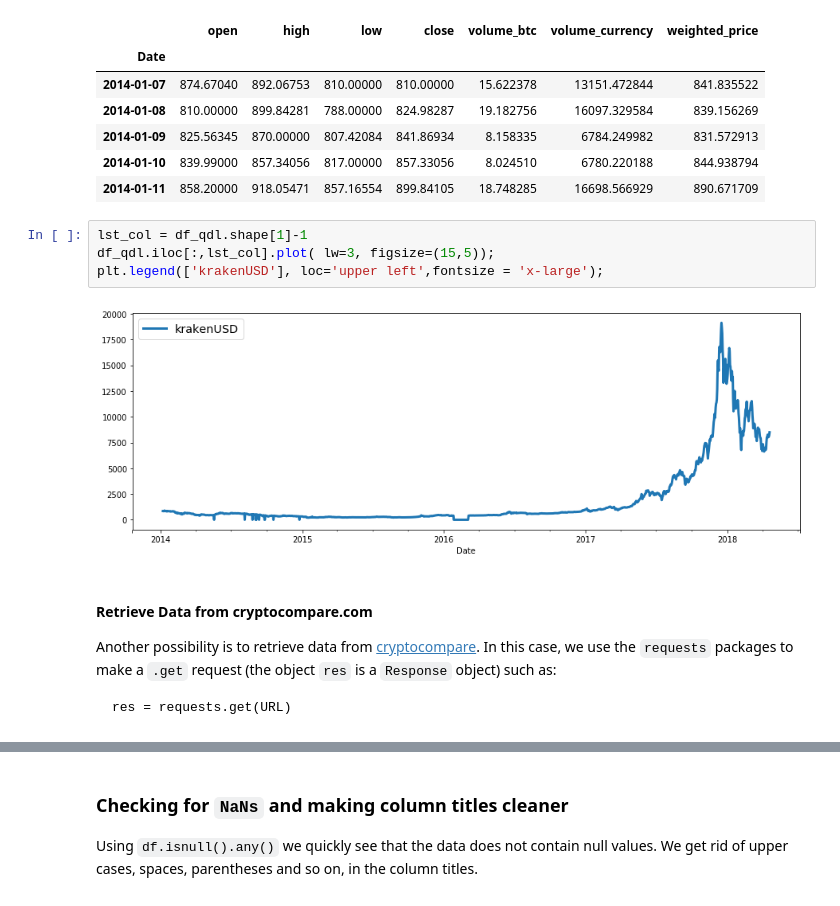
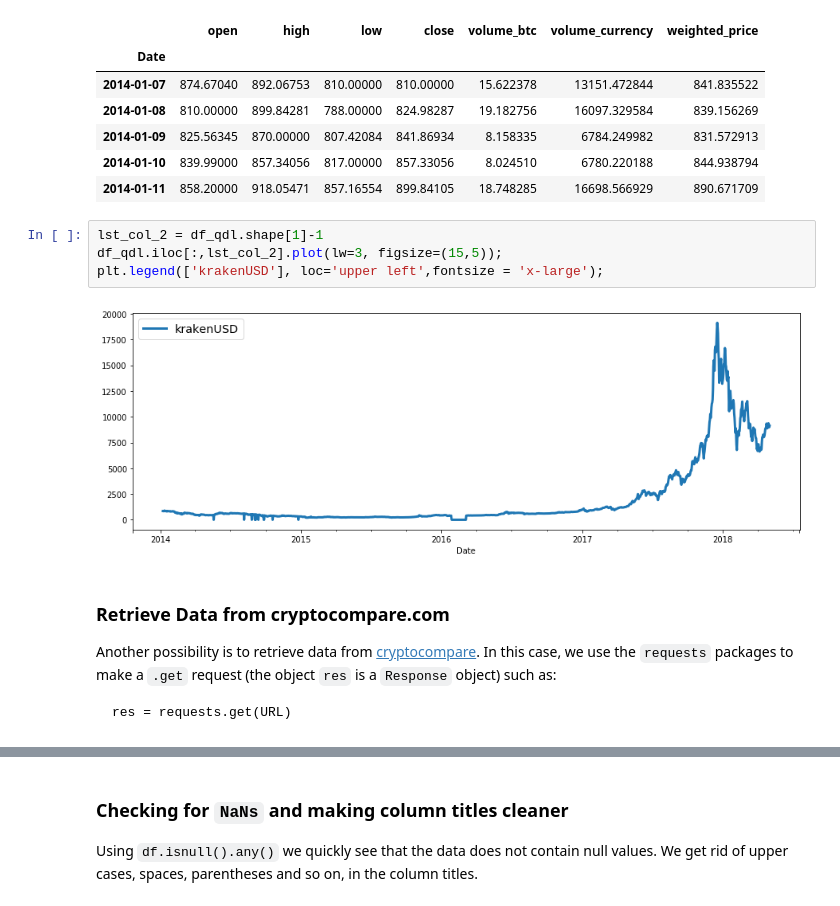
Before and after one commit to marcotav/deep-learning, a Jupyter notebook: bitcoin/notebooks/deep-learning-bitcoins-new.ipynb, the cells around one changed output, grey strips where cells are left out. Cells and saved outputs as stored; diff of their text form.

```diff
--- a/bitcoin/notebooks/deep-learning-bitcoins-new.ipynb
+++ b/bitcoin/notebooks/deep-learning-bitcoins-new.ipynb
@@ -88,13 +91,13 @@ Loaded BCHARTS/KRAKENUSD from cache
 | 2014-01-10 | 839.99000 | 857.34056 | 817.00000 | 857.33056 | 8.024510 | 6780.220188 | 844.938794 |
 | 2014-01-11 | 858.20000 | 918.05471 | 857.16554 | 899.84105 | 18.748285 | 16698.566929 | 890.671709 |
 # %%
-lst_col = df_qdl.shape[1]-1
-df_qdl.iloc[:,lst_col].plot( lw=3, figsize=(15,5));
+lst_col_2 = df_qdl.shape[1]-1
+df_qdl.iloc[:,lst_col_2].plot(lw=3, figsize=(15,5));
 plt.legend(['krakenUSD'], loc='upper left',fontsize = 'x-large');
 # %% [output]
-[figure, old version]
+[figure, new version]
 # %% [markdown]
-#### Retrieve Data from cryptocompare.com
+### Retrieve Data from cryptocompare.com
 Another possibility is to retrieve data from [cryptocompare](https://www.cryptocompare.com/). In this case, we use the `requests` packages to make a `.get` request (the object `res` is a `Response` object) such as:
 
     res = requests.get(URL)
```
Also changed, not shown: parts of 34 cells of this notebook.
